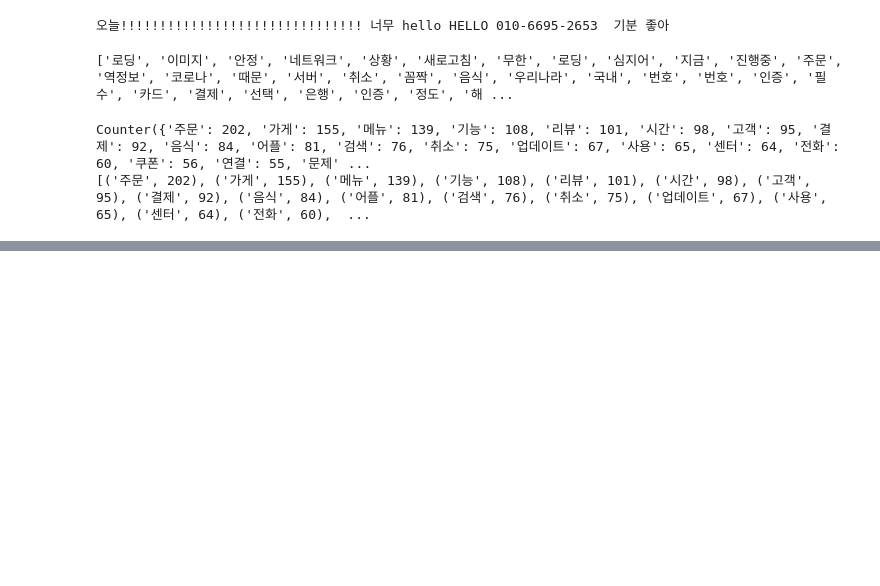
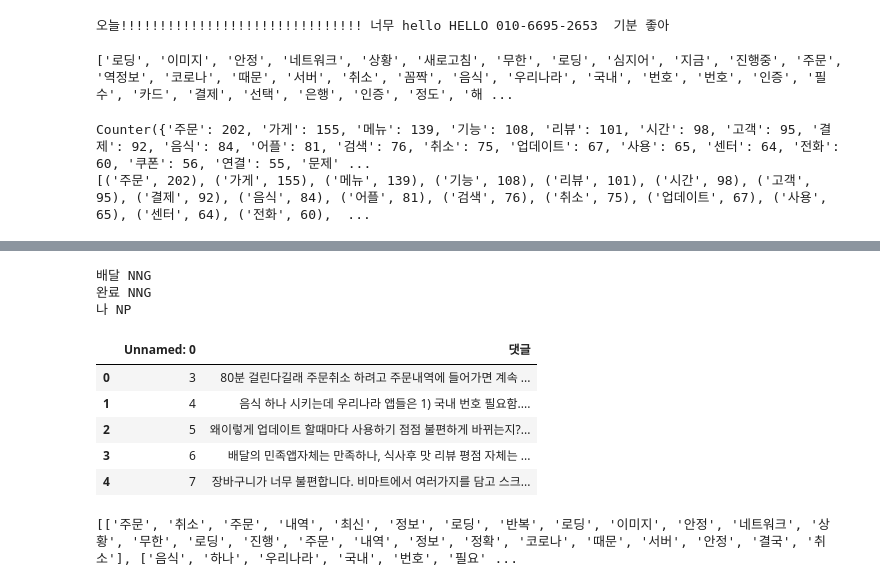
Before and after one commit to KimSeonJ-2134/myproject, a Jupyter notebook: 07_데이터분석_심화_자연어처리.ipynb, the cells around one changed output, grey strips where cells are left out. Cells and saved outputs as stored; diff of their text form; code cells hidden in the pictures; blank space fills up the shorter version.

```diff
--- a/07_데이터분석_심화_자연어처리.ipynb
+++ b/07_데이터분석_심화_자연어처리.ipynb
@@ -240,0 +355,45 @@ from wordclound import WordCloud
+# %%
+# 명사만 추출
+
+for res in result :
+    if res.tag[0] == "N" :
+        print(res.form, res.tag)
+# %% [output]
+배달 NNG
+완료 NNG
+나 NP
+# %%
+data2 = pd.read_csv("data/배달의민족댓글2.csv")
+data2.head()
+# %% [output]
+|  | Unnamed: 0 | 댓글 |
+| 0 | 3 | 80분 걸린다길래 주문취소 하려고 주문내역에 들어가면 계속 ... |
+| 1 | 4 | 음식 하나 시키는데 우리나라 앱들은 1) 국내 번호 필요함.... |
+| 2 | 5 | 왜이렇게 업데이트 할때마다 사용하기 점점 불편하게 바뀌는지?... |
+| 3 | 6 | 배달의 민족앱자체는 만족하나, 식사후 맛 리뷰 평점 자체는 ... |
+| 4 | 7 | 장바구니가 너무 불편합니다. 비마트에서 여러가지를 담고 스크... |
+# %%
+# 빈 리스트 만들기 main_list
+# 댓글을 반복문으로 하나씩 추출
+# 전처리 과정 그대로
+# 댓글 형태소 분석
+# 빈 리스트 만들기 sub_list
+# sub_list 에 명사 단어들 담기
+# main_list 에 sub_list 담기
+
+main_list = []
+
+for review in baeMin_data['댓글'].tolist() :
+    review = re.sub("[^0-9a-zA-Z가-힣\s]", "", review)
+    result = kiwi.tokenize(review)
+    sub_list = []
+
+    for res in result :
+        if (res.tag[0] == 'N') & (len(res.form) > 1) :
+            sub_list.append(res.form)
+
+    main_list.append(sub_list)
+
+print(main_list)
+# %% [output]
+[['주문', '취소', '주문', '내역', '최신', '정보', '로딩', '반복', '로딩', '이미지', '안정', '네트워크', '상황', '무한', '로딩', '진행', '주문', '내역', '정보', '정확', '코로나', '때문', '서버', '안정', '결국', '취소'], ['음식', '하나', '우리나라', '국내', '번호', '필요' ...
```
Also changed, not shown: parts of 11 cells of this notebook, 14 other files.
